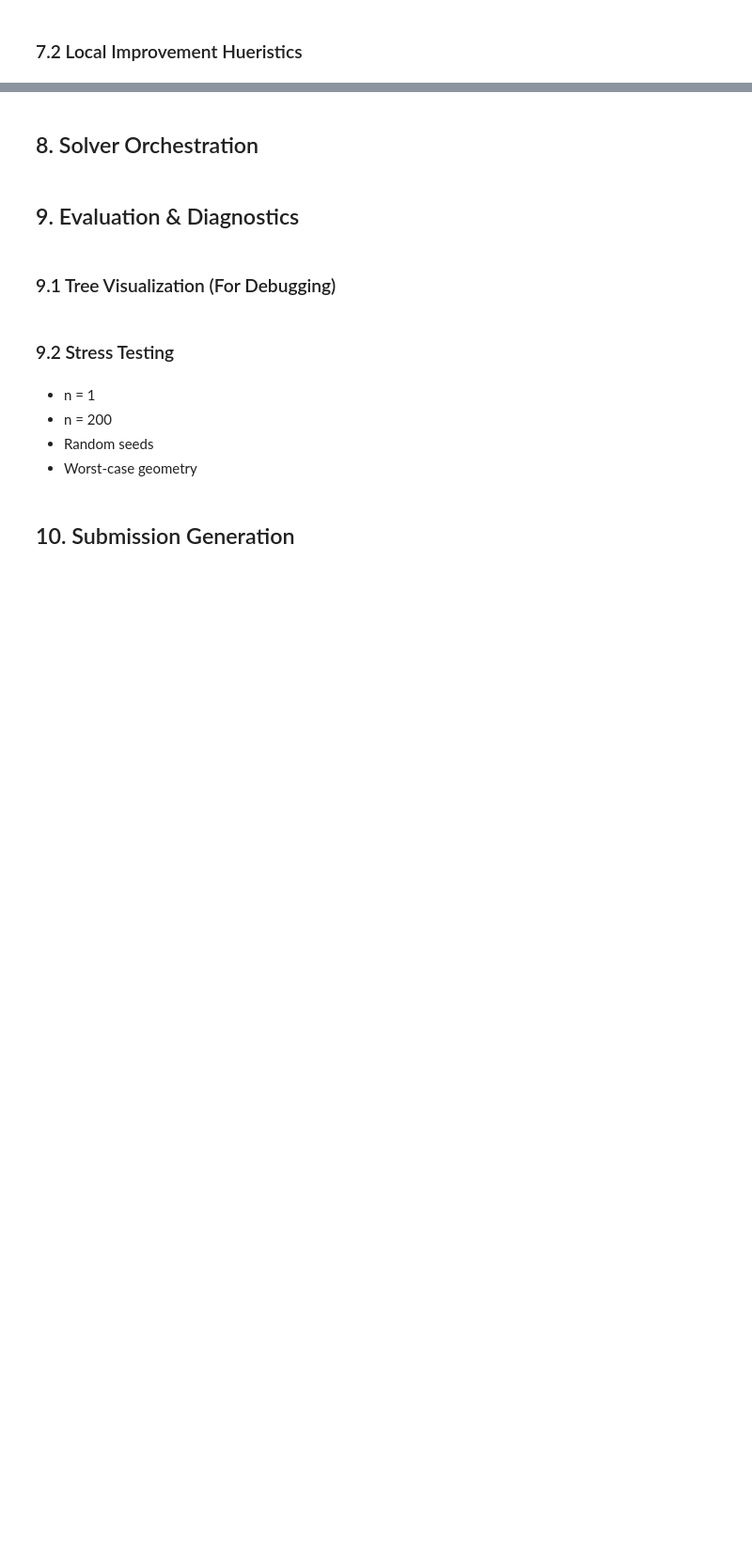
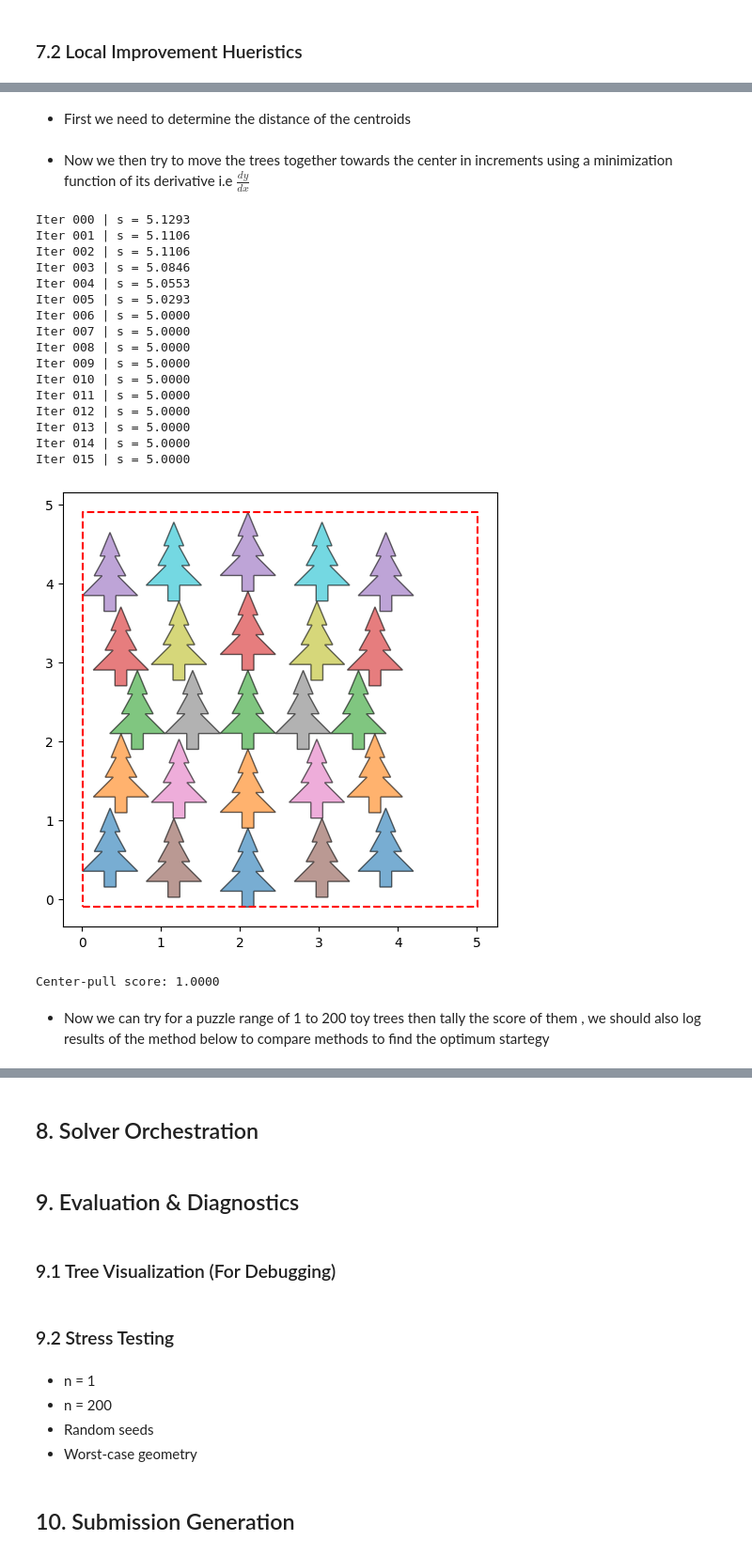
Before and after one commit to eugene-maina72/santa_christmas_tree_kaggle, a Jupyter notebook: notebook.ipynb, the cells around one changed output, grey strips where cells are left out. Shown: that part at 94% size. Saved outputs shown, nothing was run; the diff lists cells and outputs as text; code cells hidden in the pictures; blank space fills up the shorter version.

```diff
--- a/notebook.ipynb
+++ b/notebook.ipynb
@@ -260,12 +304,17 @@ False
 # %%
 # Compute puzzle score
 
-def puzzle_score(polygons):
+def puzzle_score(items, base_polygon=None):
     """
     s^2 / n
     """
+    if base_polygon is None:
+        base_polygon = tree.polygon
+    polygons = ensure_polygons(items, base_polygon)
+    n = len(polygons)
+    if n == 0:
+        return 0.0
     s = bounding_square_side(polygons)
-    n = len(polygons)
     return (s ** 2) / n
 # %% [markdown]
 * Now we calculate the puzzle score for the 25 placed trees
@@ -280,3 +373,30 @@ puzzle_score(polys)
+# %% [markdown]
+* First we need to determine the distance of the centroids
 # %%
-def improve_layout(layout, iterations=1000):
-    pass
+
+def layout_center(polygons):
+    """
+    Compute centroid of all tree centroids.
+    """
+    xs, ys = [], []
+    for p in polygons:
+        c = p.centroid
+        xs.append(c.x)
+        ys.append(c.y)
+    return np.mean(xs), np.mean(ys)
+# %% [markdown]
+* Now we then try to move the trees together towards the center in increments using a minimization function of its derivative i.e  $\frac{dy}{dx}$
+# %%
+def try_move(polygons, idx, dx, dy):
+    """
+    Try moving polygon idx by (dx, dy).
+    Return new polygons list if valid, else None.
+    """
+    new_polys = polygons.copy()
+    moved = affinity.translate(new_polys[idx], xoff=dx, yoff=dy)
+    new_polys[idx] = moved
+
+    if has_overlap(new_polys):
+        return None
+
+    return new_polys
@@ -282,0 +451,26 @@ def improve_layout(layout, iterations=1000):
+# %%
+center_pull = center_pull_optimizer(polys, step=0.05, max_iters=50, verbose=True)
+plot_layout(center_pull)
+center_score = puzzle_score(center_pull)
+print(f"Center-pull score: {center_score:.4f}")
+# %% [output]
+Iter 000 | s = 5.1293
+Iter 001 | s = 5.1106
+Iter 002 | s = 5.1106
+Iter 003 | s = 5.0846
+Iter 004 | s = 5.0553
+Iter 005 | s = 5.0293
+Iter 006 | s = 5.0000
+Iter 007 | s = 5.0000
+Iter 008 | s = 5.0000
+Iter 009 | s = 5.0000
+Iter 010 | s = 5.0000
+Iter 011 | s = 5.0000
+Iter 012 | s = 5.0000
+Iter 013 | s = 5.0000
+Iter 014 | s = 5.0000
+Iter 015 | s = 5.0000
+[figure, added]
+Center-pull score: 1.0000
+# %% [markdown]
+* Now we can try for a puzzle range of 1 to 200 toy trees then tally the score of them , we should also log results of the method below to compare methods to find the optimum startegy
```
Also changed, not shown: parts of 15 cells of this notebook.
